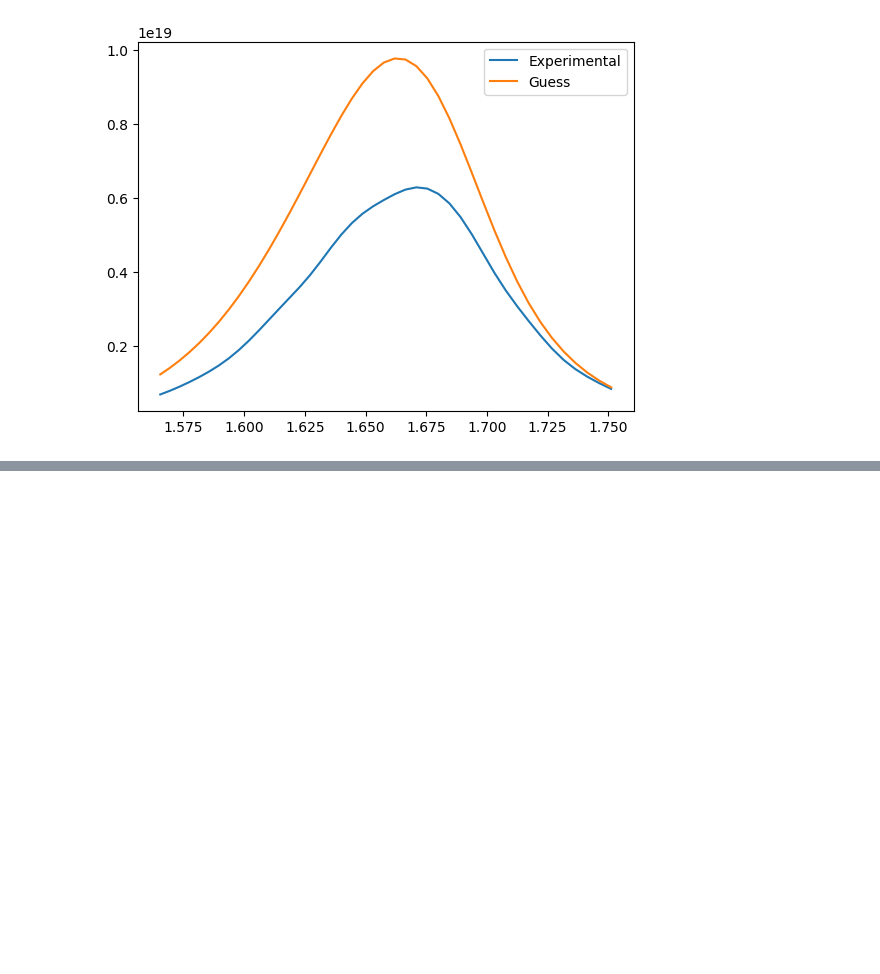
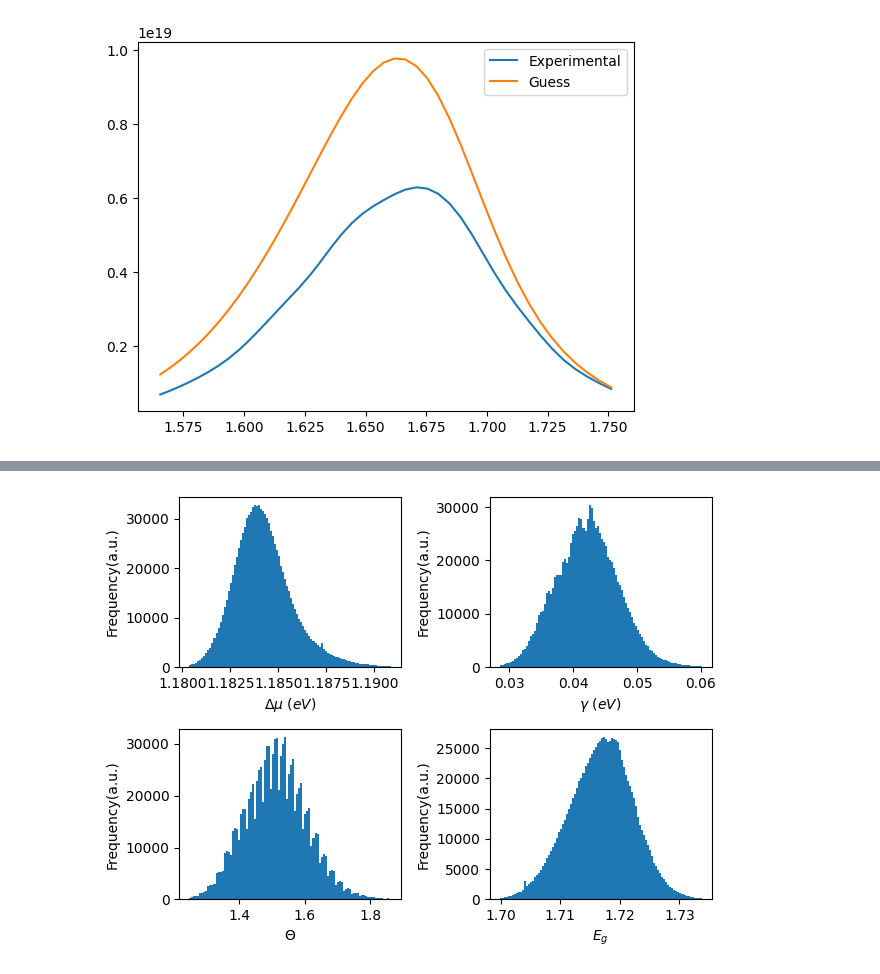
Before and after one commit to cbchosy/theseusfit, a Jupyter notebook: qfls_fitting_profiling.ipynb, the cells around one changed output, grey strips where cells are left out. Cells and saved outputs as stored; diff of their text form; code cells hidden in the pictures; blank space fills up the shorter version.

```diff
--- a/qfls_fitting_profiling.ipynb
+++ b/qfls_fitting_profiling.ipynb
@@ -52,0 +72,12 @@ plt.show()
+# %%
+torch.cuda.empty_cache()
+fig, axs = plt.subplots(2, 2)
+axs = axs.flatten()
+for i in range(len(keys)):
+    axs[i].hist(result_2[keys[i]], bins=n_bins,
+                range=[np.nanpercentile(result_2[keys[i]], 0.1), np.nanpercentile(result_2[keys[i]], 99.9)]
+                )
+    axs[i].set(xlabel=labels[i], ylabel='Frequency(a.u.)')
+fig.tight_layout()
+# %% [output]
+[figure, added]
```
Also changed, not shown: parts of 37 cells of this notebook.
